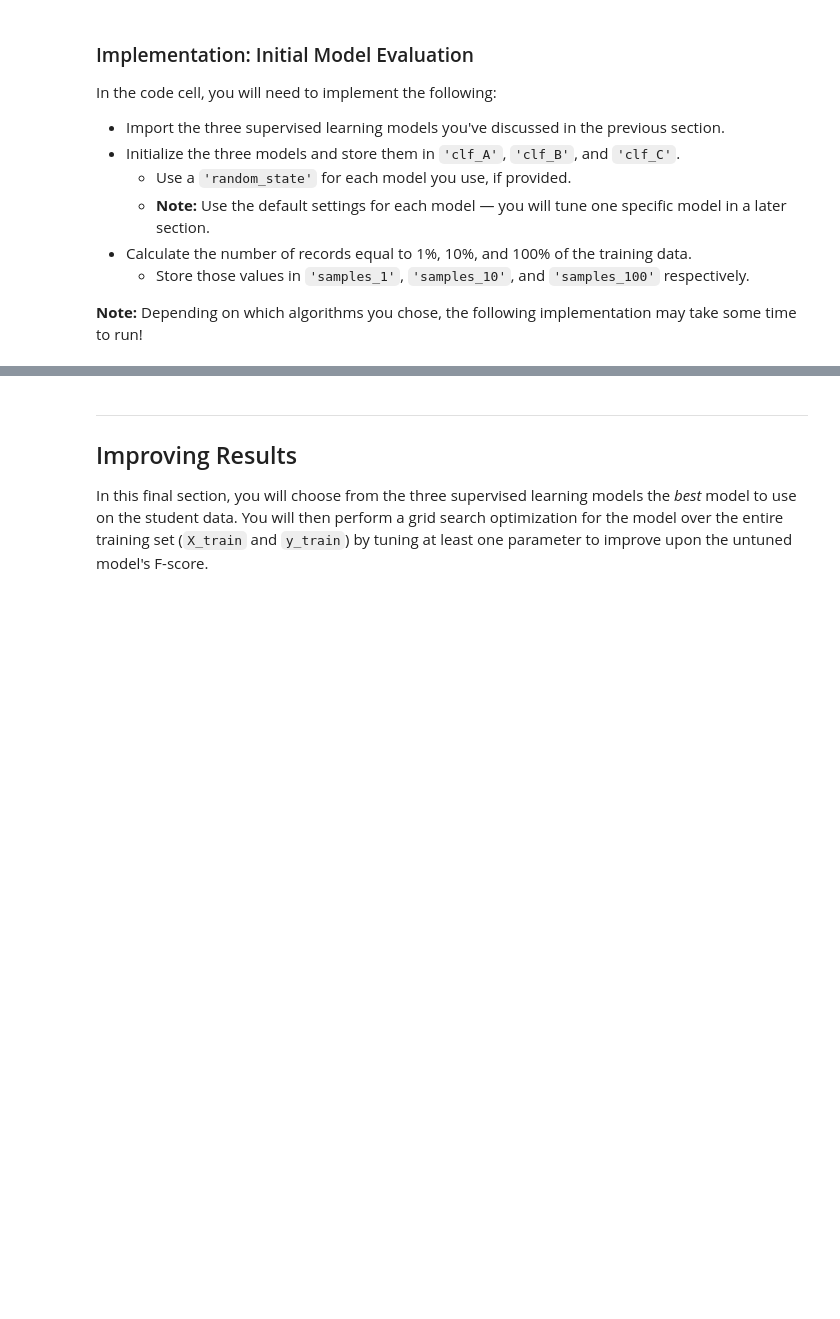
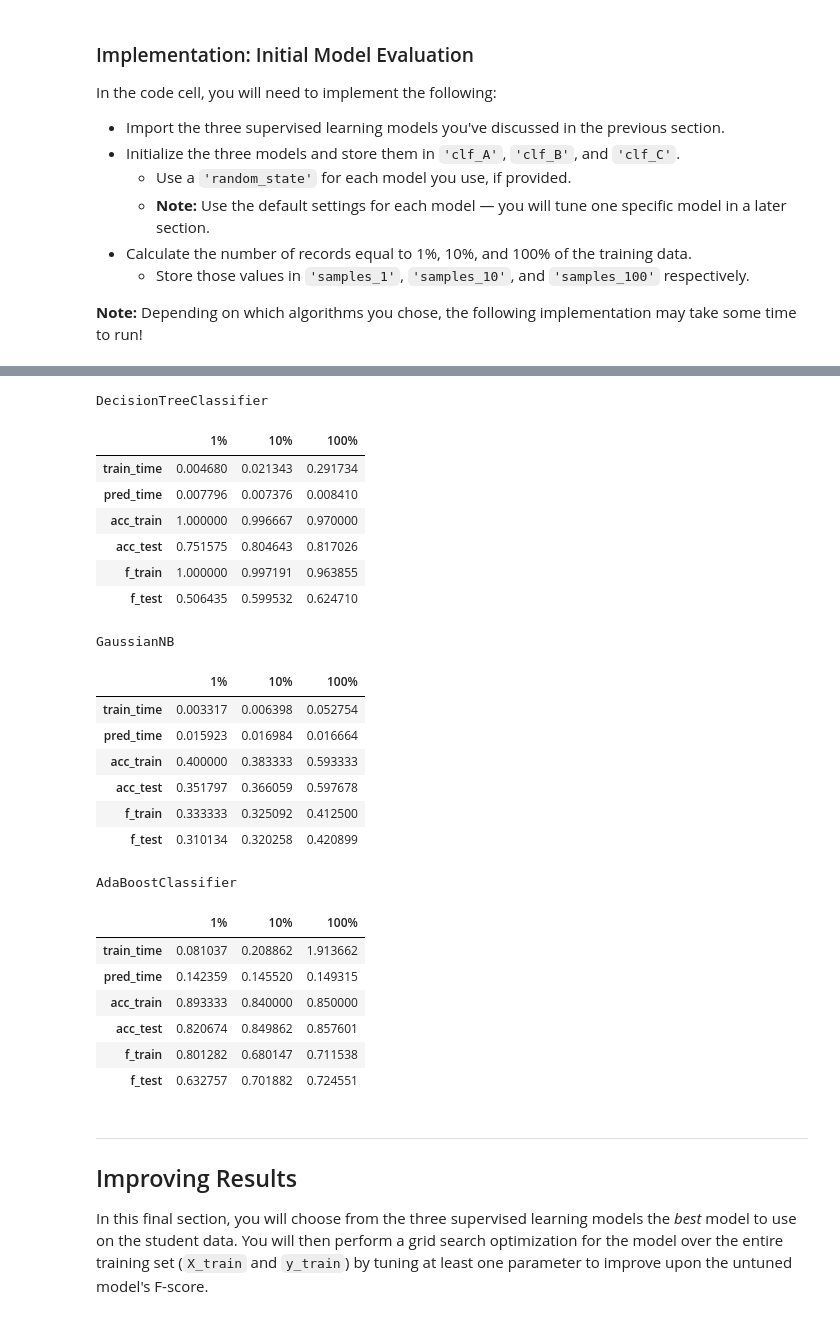
Before and after one commit to evelthon/Intro-to-Machine-Learning-with-Pytorch, a Jupyter notebook: projects/p1_charityml/finding_donors.ipynb, the cells around one changed output, grey strips where cells are left out. Drawn from its saved outputs; the diff is of its cells as text; code cells hidden in the pictures; blank space fills up the shorter version.

```diff
--- a/projects/p1_charityml/finding_donors.ipynb
+++ b/projects/p1_charityml/finding_donors.ipynb
@@ -425,3 +466,34 @@ vs.evaluate(results, accuracy, fscore)
+# %%
+# print statistics in table-format
+for iterator in results.items():
+    print(' ')
+    print(iterator[0])
+    display(pd.DataFrame(iterator[1]).rename(columns={0:'1%', 1:'10%', 2:'100%'}))
+# %% [output]
+DecisionTreeClassifier
+|  | 1% | 10% | 100% |
+| train_time | 0.004680 | 0.021343 | 0.291734 |
+| pred_time | 0.007796 | 0.007376 | 0.008410 |
+| acc_train | 1.000000 | 0.996667 | 0.970000 |
+| acc_test | 0.751575 | 0.804643 | 0.817026 |
+| f_train | 1.000000 | 0.997191 | 0.963855 |
+| f_test | 0.506435 | 0.599532 | 0.624710 |
+GaussianNB
+|  | 1% | 10% | 100% |
+| train_time | 0.003317 | 0.006398 | 0.052754 |
+| pred_time | 0.015923 | 0.016984 | 0.016664 |
+| acc_train | 0.400000 | 0.383333 | 0.593333 |
+| acc_test | 0.351797 | 0.366059 | 0.597678 |
+| f_train | 0.333333 | 0.325092 | 0.412500 |
+| f_test | 0.310134 | 0.320258 | 0.420899 |
+AdaBoostClassifier
+|  | 1% | 10% | 100% |
+| train_time | 0.081037 | 0.208862 | 1.913662 |
+| pred_time | 0.142359 | 0.145520 | 0.149315 |
+| acc_train | 0.893333 | 0.840000 | 0.850000 |
+| acc_test | 0.820674 | 0.849862 | 0.857601 |
+| f_train | 0.801282 | 0.680147 | 0.711538 |
+| f_test | 0.632757 | 0.701882 | 0.724551 |
 # %% [markdown]
 ----
 ## Improving Results
```
Also changed, not shown: parts of 5 cells of this notebook.
